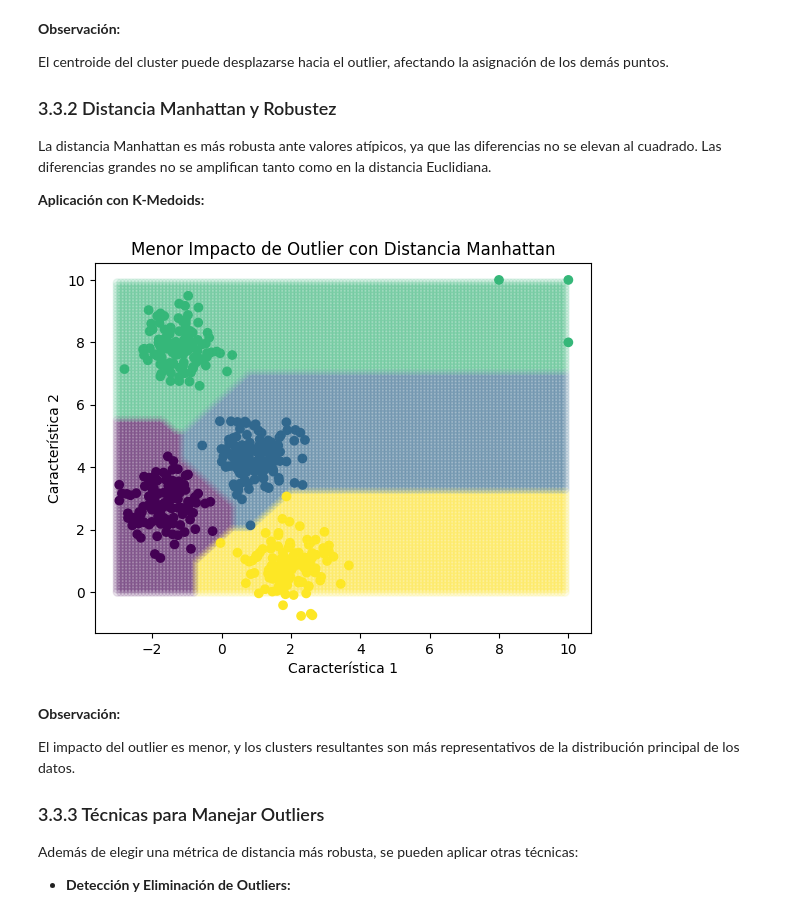
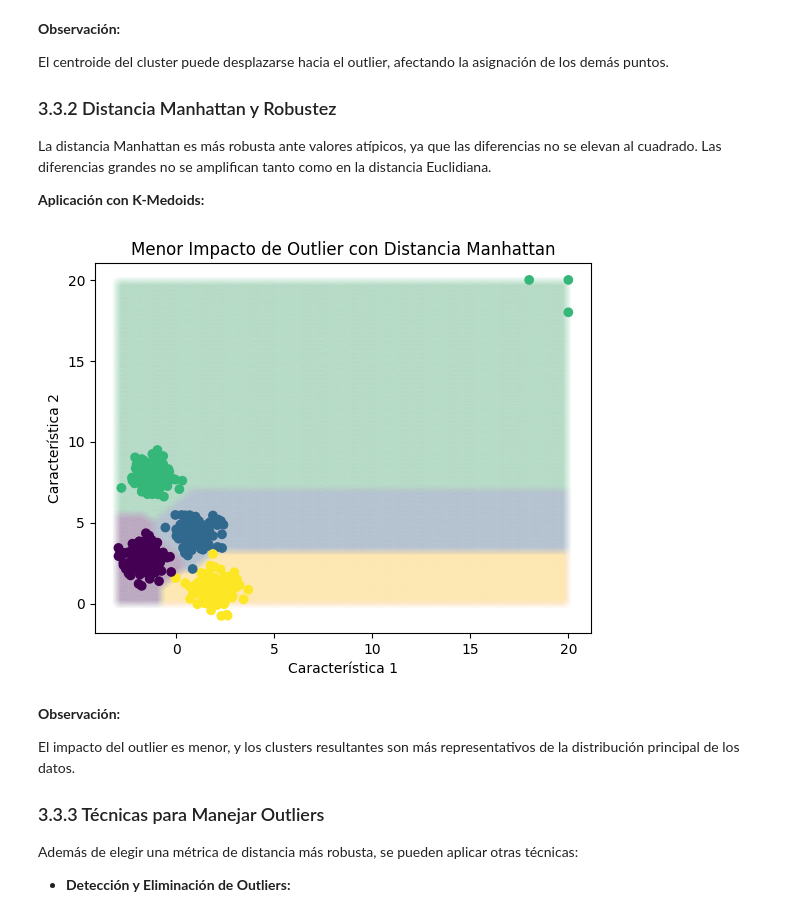
Before and after one commit to eanizainea/mlean2024_proyecto1, a Jupyter notebook: Código/8. Clustering.ipynb, the cells around one changed output. Drawn from its saved outputs; the diff is of its cells as text; code cells hidden in the pictures.

```diff
--- a/Código/8. Clustering.ipynb
+++ b/Código/8. Clustering.ipynb
@@ -380,9 +380,9 @@ Consideremos un conjunto de datos donde la mayoría de los puntos están agrupad
 **Código de Ejemplo:**
 # %%
 # Datos con un outlier
-X_outlier = np.concatenate([X, [[10, 10]]])
-X_outlier = np.concatenate([X_outlier, [[8, 10]]])
-X_outlier = np.concatenate([X_outlier, [[10, 8]]])
+X_outlier = np.concatenate([X, [[20, 20]]])
+X_outlier = np.concatenate([X_outlier, [[18, 20]]])
+X_outlier = np.concatenate([X_outlier, [[20, 18]]])
 
 # Aplicación de K-Means
 kmeans = KMeans(n_clusters=4)
@@ -391,15 +391,15 @@ y_kmeans_outlier = kmeans.fit_predict(X_outlier)
 
 ## Dibujemos los rangos de clusterización
 
-x_range=np.arange(-3,10,0.1)
-y_range=np.arange(0,10,0.1)
+x_range=np.arange(-3,20,0.1)
+y_range=np.arange(0,20,0.1)
 
 xx,yy=np.meshgrid(x_range,y_range)
 
 X_range=np.c_[xx.ravel(),yy.ravel()]
 
 y_range=kmeans.predict(X_range)
-plt.scatter(X_range[:,0],X_range[:,1],c=y_range,alpha=0.1)
+plt.scatter(X_range[:,0],X_range[:,1],c=y_range,alpha=0.01)
 
 # Visualización
 plt.scatter(X_outlier[:, 0], X_outlier[:, 1], c=y_kmeans_outlier, cmap='viridis')
@@ -424,32 +424,32 @@ La distancia Manhattan es más robusta ante valores atípicos, ya que las difere
 # %%
 
 # Aplicación de K-Medoids con distancia Manhattan
 kmedoids = KMedoids(n_clusters=4, metric='manhattan')
 y_kmedoids_outlier = kmedoids.fit_predict(X_outlier)
 
 
 
 
 ## Dibujemos los rangos de clusterización
 
-x_range=np.arange(-3,10,0.1)
-y_range=np.arange(0,10,0.1)
+x_range=np.arange(-3,20,0.1)
+y_range=np.arange(0,20,0.1)
 
 xx,yy=np.meshgrid(x_range,y_range)
 
 X_range=np.c_[xx.ravel(),yy.ravel()]
 
 y_range=kmedoids.predict(X_range)
-plt.scatter(X_range[:,0],X_range[:,1],c=y_range,alpha=0.1)
+plt.scatter(X_range[:,0],X_range[:,1],c=y_range,alpha=0.01)
 
 # Visualización
 plt.scatter(X_outlier[:, 0], X_outlier[:, 1], c=y_kmedoids_outlier, cmap='viridis')
 plt.title('Menor Impacto de Outlier con Distancia Manhattan')
 plt.xlabel('Característica 1')
 plt.ylabel('Característica 2')
 plt.show()
 # %% [output]
-[figure, old version]
+[figure, new version]
 # %% [markdown]
 **Observación:**
 
```
Also changed, not shown: parts of 9 cells of this notebook.
